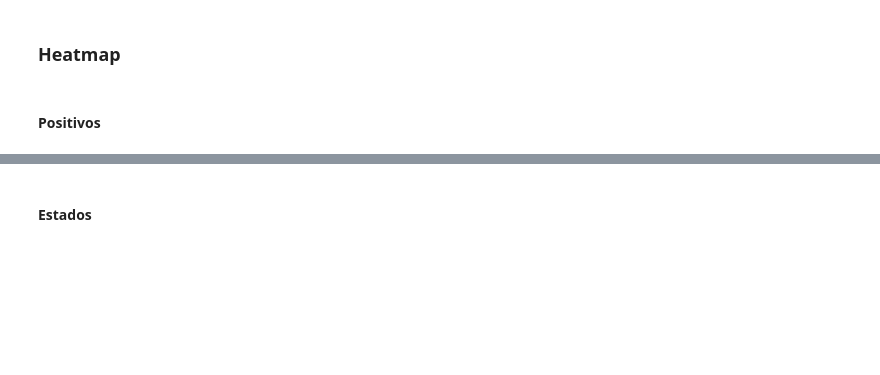
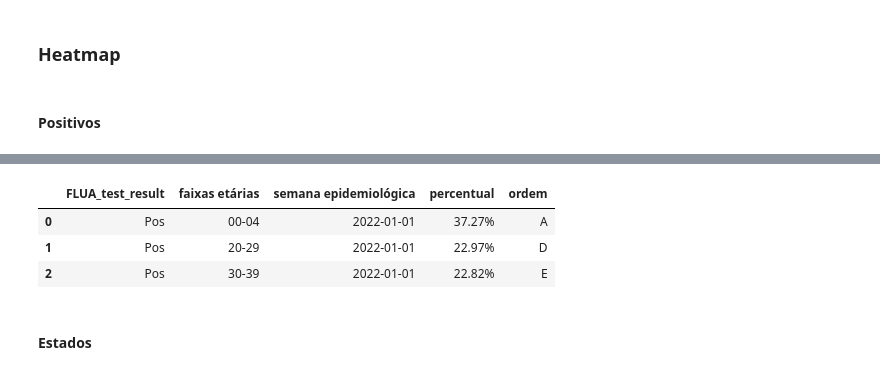
Before and after one commit to InstitutoTodosPelaSaude/arbo, a Jupyter notebook: EDA/scripts/flourish.ipynb, the cells around one changed output, grey strips where cells are left out. Saved outputs shown, nothing was run; the diff lists cells and outputs as text; code cells hidden in the pictures; blank space fills up the shorter version.

```diff
--- a/EDA/scripts/flourish.ipynb
+++ b/EDA/scripts/flourish.ipynb
@@ -291,3 +298,20 @@ heat_melted_positivos.head(3)
+# %%
+## acrescentar uma coluna para ordenamento das faixas etárias de 0 a 10 acompanhando as faixas etárias
+# Supondo que 'heat_cleaned' é seu DataFrame
+age_group_to_letter = {
+    '00-04': 'A', '05-09': 'B', '10-19': 'C', '20-29': 'D',
+    '30-39': 'E', '40-49': 'F', '50-59': 'G', '60-69': 'H',
+    '70-79': 'I', '80+': 'J'
+}
+
+heat_melted_positivos['ordem'] = heat_melted_positivos['faixas etárias'].map(age_group_to_letter)
+
+heat_melted_positivos.head(3)
+# %% [output]
+|  | FLUA_test_result | faixas etárias | semana epidemiológica | percentual | ordem |
+| 0 | Pos | 00-04 | 2022-01-01 | 37.27% | A |
+| 1 | Pos | 20-29 | 2022-01-01 | 22.97% | D |
+| 2 | Pos | 30-39 | 2022-01-01 | 22.82% | E |
 # %%
 ## Escrever o DataFrame final positivo em um arquivo TSV
 #heat_melted_positivos.to_csv('figures/_flourish/heatmap_SC2demog.tsv', sep='\t', index=False)
```
Also changed, not shown: parts of 5 cells of this notebook, 1 other file.
